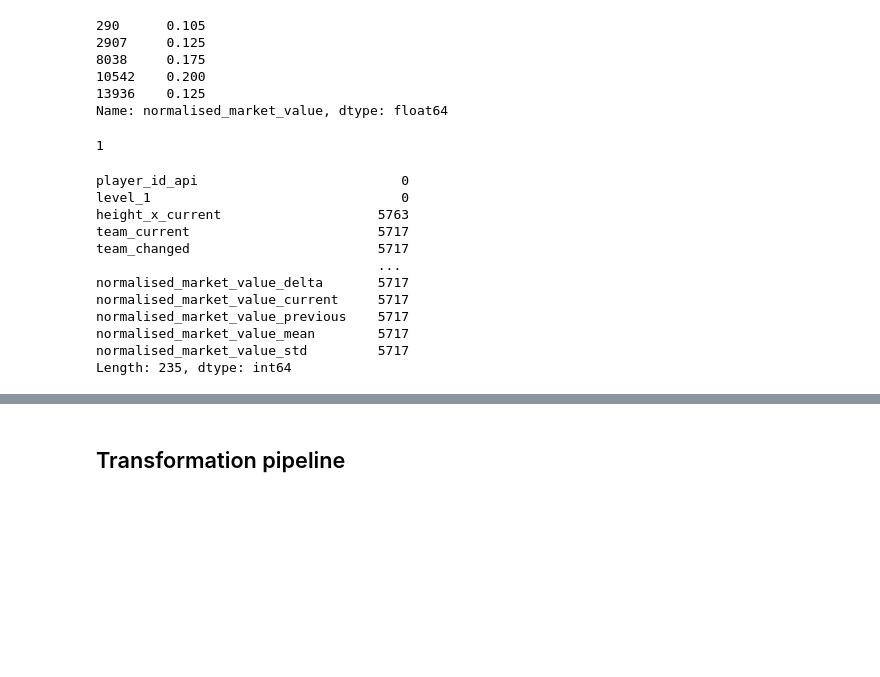
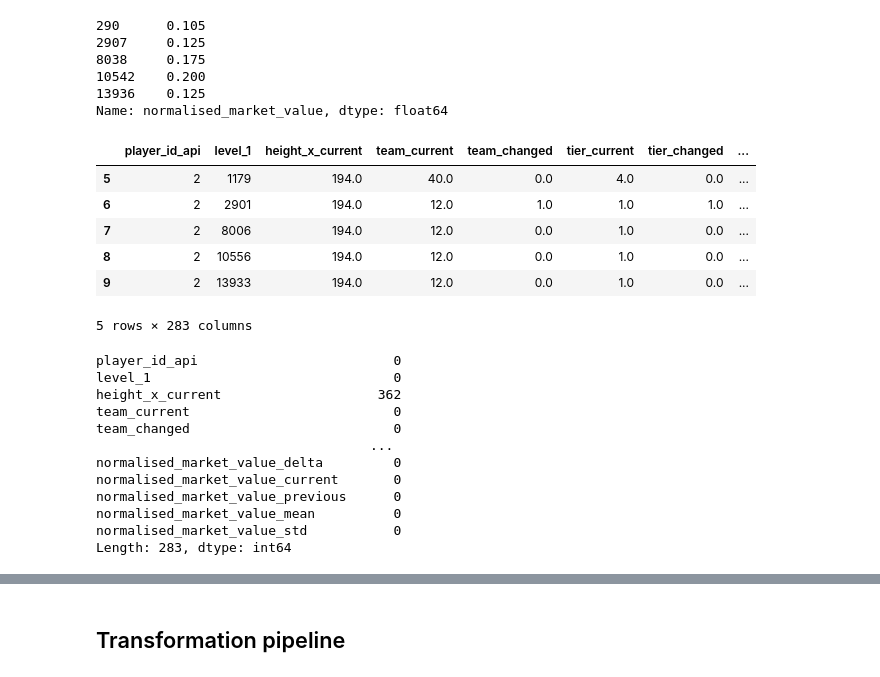
Before and after one commit to GolAITech/models, a Jupyter notebook: notebooks/all_positions_historical.ipynb, the cells around one changed output, grey strips where cells are left out. Cells and saved outputs as stored; diff of their text form; code cells hidden in the pictures; blank space fills up the shorter version.

```diff
--- a/notebooks/all_positions_historical.ipynb
+++ b/notebooks/all_positions_historical.ipynb
@@ -248,6 +253,3 @@ players_selected_vars.loc[players_selected_vars["tier"] == "-1", "tier"] = None
 # %%
 for c in players_selected_vars.columns:
     players_selected_vars[f"has_{c}"] = (~players_selected_vars[c].isnull()).astype(int)
-# %%
-ddf = players_selected_vars[players_selected_vars.player_id_api == 8][['name', 'player_id_api', 'team', 'league', 'season', 'market_value']]
-ddf = players_selected_vars
@@ -277,7 +269,6 @@ players_selected_vars[players_selected_vars.player_id_api == 8]["normalised_mark
 13936    0.125
 Name: normalised_market_value, dtype: float64
 # %%
-
 numerical_features = [
     "age",
     "accurate_crosses.total",
@@ -332,7 +323,6 @@ numerical_features = [
     "cards.red",
     "penalty.commited",
     "penalty.saved",
-    "market_value",
     "normalised_market_value",
 ]
 
@@ -343,24 +333,6 @@ categorical_features = [
     "position_name_y",
     "league"
 ]
-# %%
-def delta(x):
-    if len(x) == 1:
-        return 0.0
-    return x[-1] / np.mean(x[:-1]) - 1
-
-def diff(x):
-    if len(x) == 1:
-        return 0.0
-    return float(x[-1] != x[-2])
-
-
-def current(x):
-    return x[-1]
-
-current([3,2,1])
-# %% [output]
-1
 # %%
 def delta(x):
     x = x.tolist()
@@ -423,15 +392,25 @@ ddf[ddf.player_id_api == 275]
+# %%
+clean_data[clean_data.player_id_api == 2]
+# %% [output]
+|  | player_id_api | level_1 | height_x_current | team_current | team_changed | tier_current | tier_changed | ... |
+| 5 | 2 | 1179 | 194.0 | 40.0 | 0.0 | 4.0 | 0.0 | ... |
+| 6 | 2 | 2901 | 194.0 | 12.0 | 1.0 | 1.0 | 1.0 | ... |
+| 7 | 2 | 8006 | 194.0 | 12.0 | 0.0 | 1.0 | 0.0 | ... |
+| 8 | 2 | 10556 | 194.0 | 12.0 | 0.0 | 1.0 | 0.0 | ... |
+| 9 | 2 | 13933 | 194.0 | 12.0 | 0.0 | 1.0 | 0.0 | ... |
+5 rows × 283 columns
 # %%
-gdf.isna().sum()
+clean_data.isna().sum()
 # %% [output]
-player_id_api                          0
-level_1                                0
-height_x_current                    5763
-team_current                        5717
-team_changed                        5717
-                                    ...
-normalised_market_value_delta       5717
-normalised_market_value_current     5717
-normalised_market_value_previous    5717
-normalised_market_value_mean        5717
-normalised_market_value_std         5717
-Length: 235, dtype: int64
+player_id_api                         0
+level_1                               0
+height_x_current                    362
+team_current                          0
+team_changed                          0
+                                   ...
+normalised_market_value_delta         0
+normalised_market_value_current       0
+normalised_market_value_previous      0
+normalised_market_value_mean          0
+normalised_market_value_std           0
+Length: 283, dtype: int64
```
Also changed, not shown: parts of 30 cells of this notebook.
